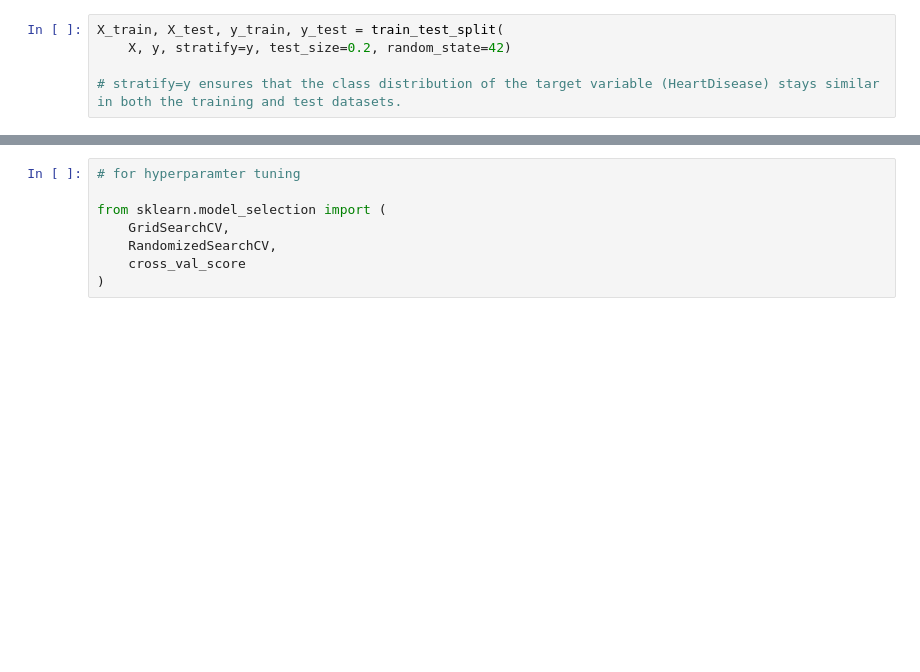
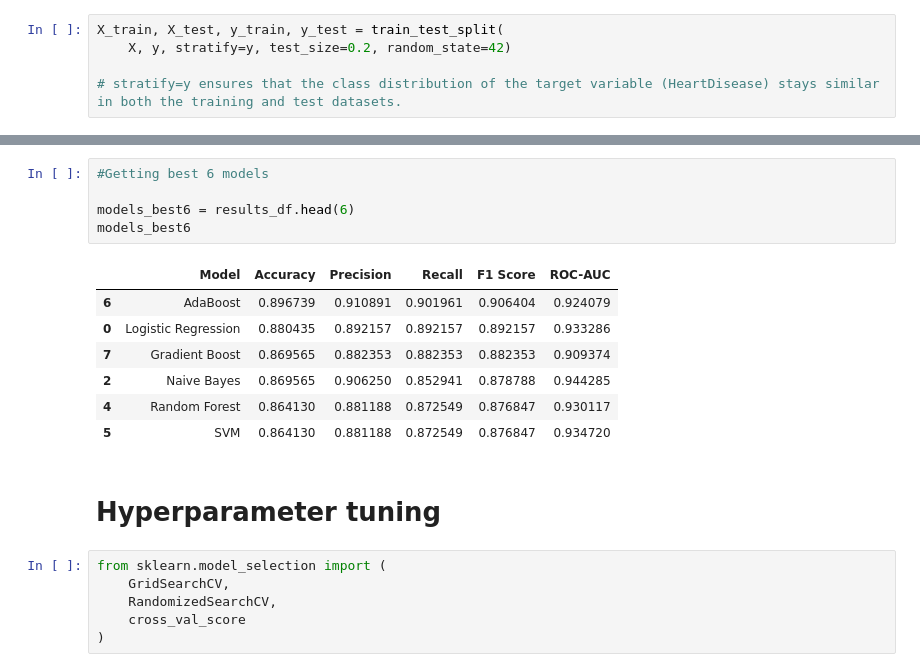
Before and after one commit to ashutoshkashyap04/Heart-disease-prediction, a Jupyter notebook: heart.ipynb, the cells around one changed output, grey strips where cells are left out. Saved outputs shown, nothing was run; the diff lists cells and outputs as text; blank space fills up the shorter version.

```diff
--- a/heart.ipynb
+++ b/heart.ipynb
@@ -287,6 +326,19 @@ from sklearn.metrics import (
+# %%
+#Getting best 6 models
+
+models_best6 = results_df.head(6)
+models_best6
+# %% [output]
+|  | Model | Accuracy | Precision | Recall | F1 Score | ROC-AUC |
+| 6 | AdaBoost | 0.896739 | 0.910891 | 0.901961 | 0.906404 | 0.924079 |
+| 0 | Logistic Regression | 0.880435 | 0.892157 | 0.892157 | 0.892157 | 0.933286 |
+| 7 | Gradient Boost | 0.869565 | 0.882353 | 0.882353 | 0.882353 | 0.909374 |
+| 2 | Naive Bayes | 0.869565 | 0.906250 | 0.852941 | 0.878788 | 0.944285 |
+| 4 | Random Forest | 0.864130 | 0.881188 | 0.872549 | 0.876847 | 0.930117 |
+| 5 | SVM | 0.864130 | 0.881188 | 0.872549 | 0.876847 | 0.934720 |
+# %% [markdown]
+# Hyperparameter tuning
 # %%
-# for hyperparamter tuning
-
 from sklearn.model_selection import (
     GridSearchCV,
     RandomizedSearchCV,
```
Also changed, not shown: parts of 14 cells of this notebook.
